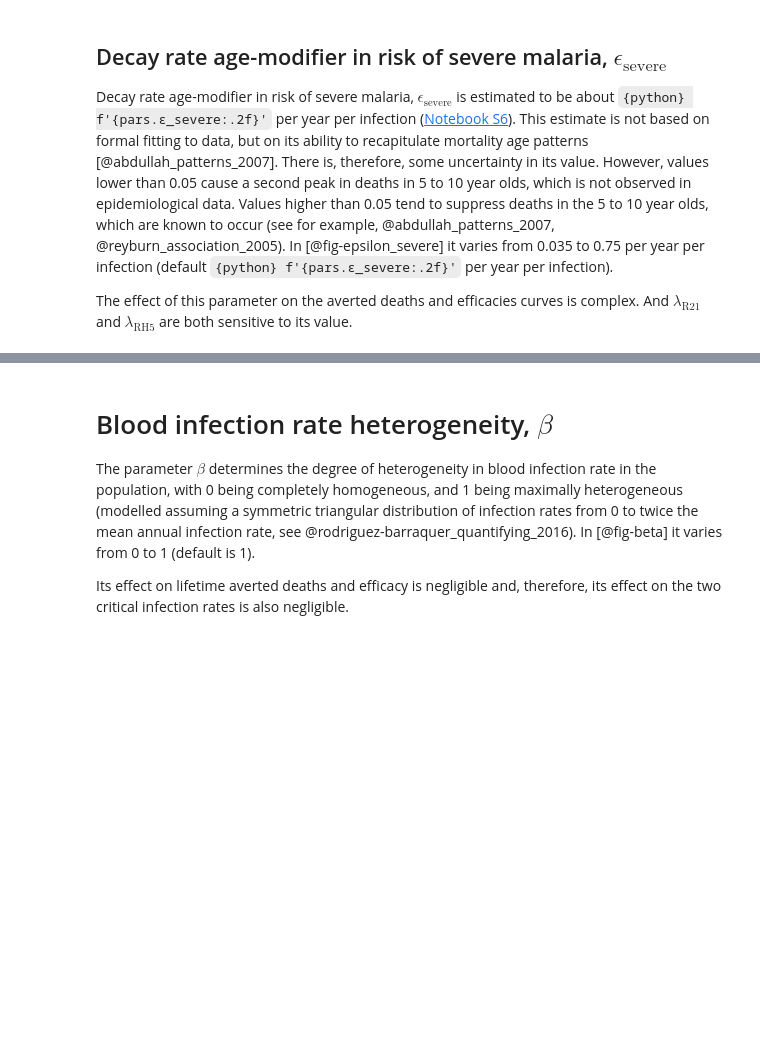
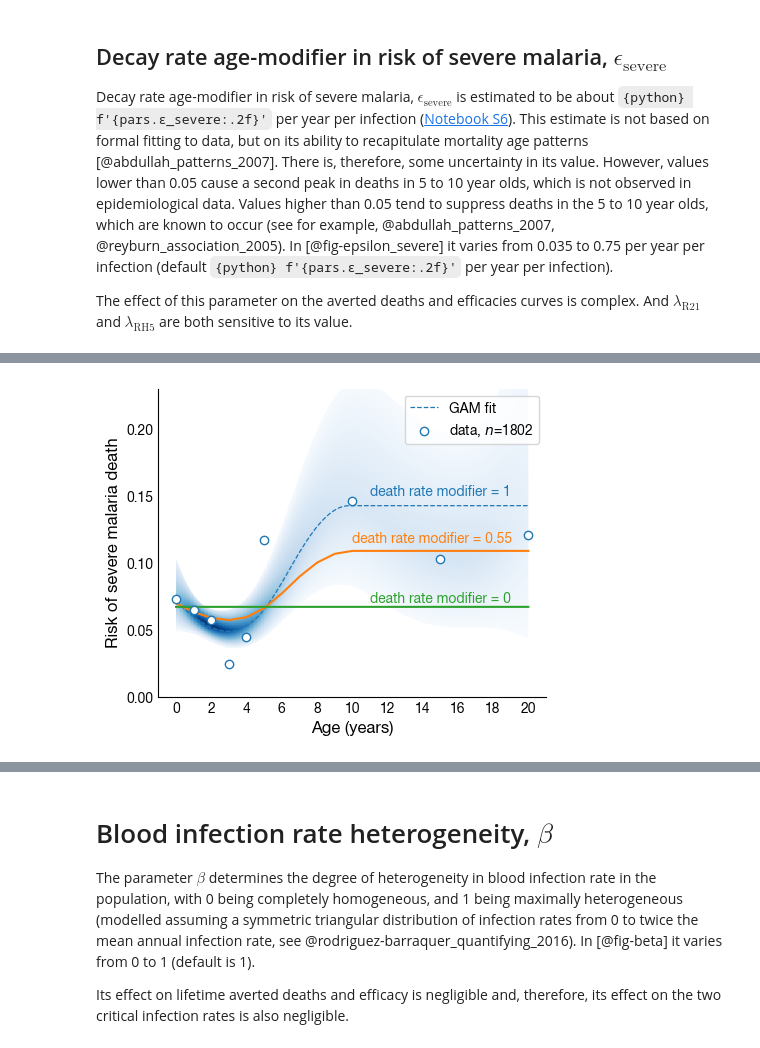
Before and after one commit to nicksavill/The-Edinburgh-Malaria-Project, a Jupyter notebook: Notebooks/S10_sensitivity_analysis.ipynb, the cells around one changed output, grey strips where cells are left out. Saved outputs shown, nothing was run; the diff lists cells and outputs as text; code cells hidden in the pictures; blank space fills up the shorter version.

```diff
--- a/Notebooks/S10_sensitivity_analysis.ipynb
+++ b/Notebooks/S10_sensitivity_analysis.ipynb
@@ -190,0 +183,7 @@ fig, axs = sa.plot(ε_severe, pars.ε_severe)
+# %%
+#| fig-reyburn
+#| fig-cap: "Estimated severe malaria-associated mean age-specific risk of death (dashed line) with 95% CI (blue band) and age-stratified data (circles) from @reyburn_association_2005."
+
+fig, ax = sa.death_rate_modifier()
+# %% [output]
+[figure, added]
```
Also changed, not shown: parts of 7 cells of this notebook, 37 other files.
